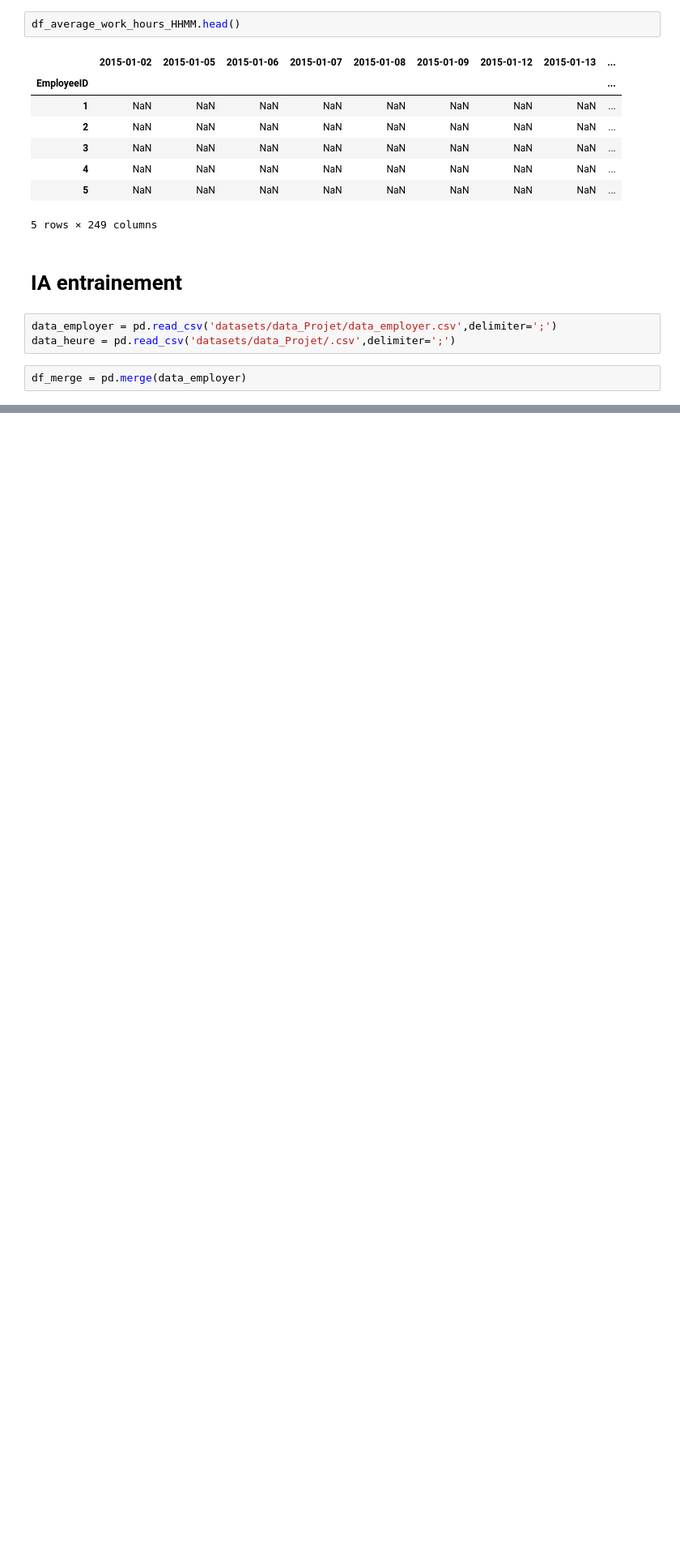
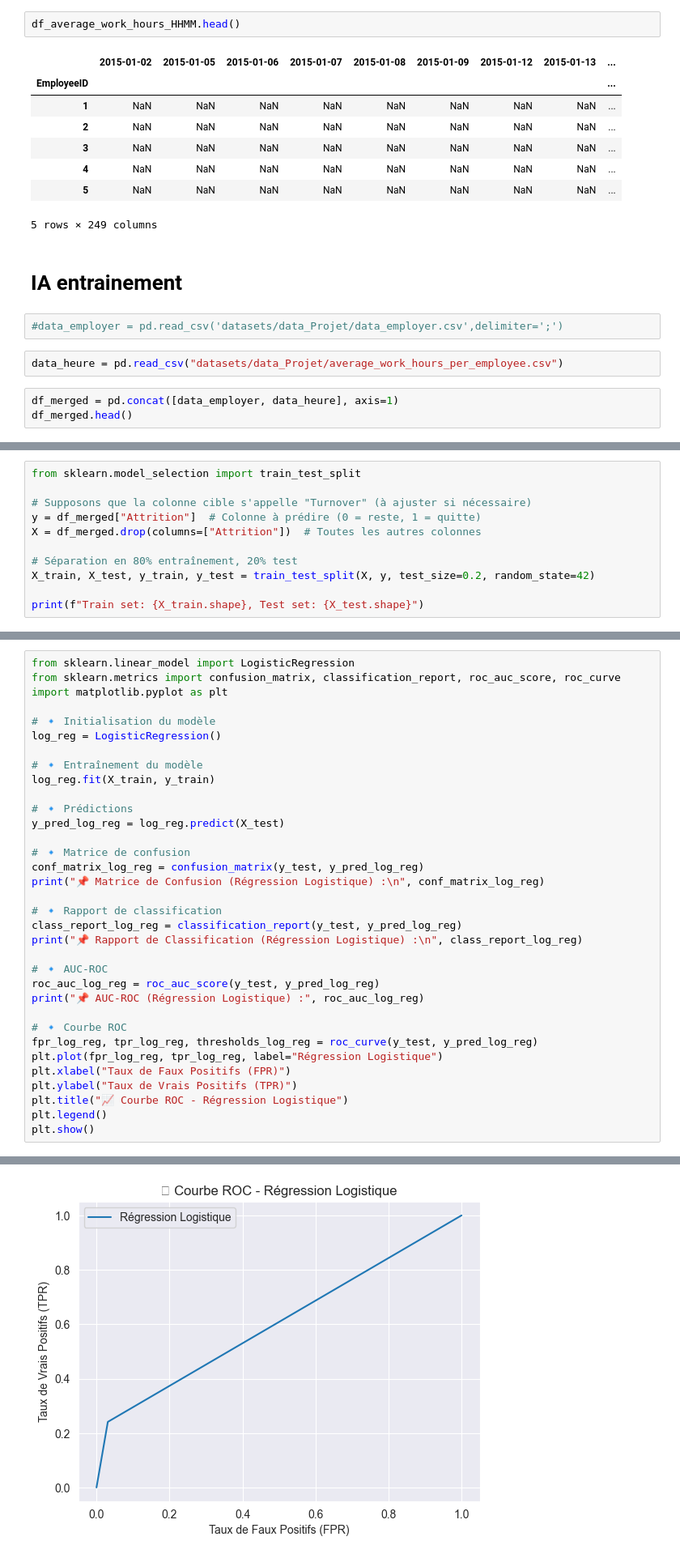
Before and after one commit to R-Florent/Bloc-Intelligence-Artificielle-CESI, a Jupyter notebook: Projet.ipynb, the cells around one changed output, grey strips where cells are left out. Shown at 81% size. Saved outputs shown, nothing was run; the diff lists cells and outputs as text; blank space fills up the shorter version.

Commit message:
FEATURE: corretion donnée + ajoute modele

```diff
--- a/Projet.ipynb
+++ b/Projet.ipynb
@@ -460,7 +465,9 @@ df_average_work_hours_HHMM.head()
 # %% [markdown]
 # IA entrainement
 # %%
-data_employer = pd.read_csv('datasets/data_Projet/data_employer.csv',delimiter=';')
-data_heure = pd.read_csv('datasets/data_Projet/.csv',delimiter=';')
+#data_employer = pd.read_csv('datasets/data_Projet/data_employer.csv',delimiter=';')
+# %%
+data_heure = pd.read_csv("datasets/data_Projet/average_work_hours_per_employee.csv")
 # %%
-df_merge = pd.merge(data_employer)
+df_merged = pd.concat([data_employer, data_heure], axis=1)
+df_merged.head()
@@ -466,0 +496,11 @@ df_merge = pd.merge(data_employer)
+# %%
+from sklearn.model_selection import train_test_split
+
+# Supposons que la colonne cible s'appelle "Turnover" (à ajuster si nécessaire)
+y = df_merged["Attrition"]  # Colonne à prédire (0 = reste, 1 = quitte)
+X = df_merged.drop(columns=["Attrition"])  # Toutes les autres colonnes
+
+# Séparation en 80% entraînement, 20% test
+X_train, X_test, y_train, y_test = train_test_split(X, y, test_size=0.2, random_state=42)
+
+print(f"Train set: {X_train.shape}, Test set: {X_test.shape}")
@@ -466,0 +509,35 @@ df_merge = pd.merge(data_employer)
+# %%
+from sklearn.linear_model import LogisticRegression
+from sklearn.metrics import confusion_matrix, classification_report, roc_auc_score, roc_curve
+import matplotlib.pyplot as plt
+
+# 🔹 Initialisation du modèle
+log_reg = LogisticRegression()
+
+# 🔹 Entraînement du modèle
+log_reg.fit(X_train, y_train)
+
+# 🔹 Prédictions
+y_pred_log_reg = log_reg.predict(X_test)
+
+# 🔹 Matrice de confusion
+conf_matrix_log_reg = confusion_matrix(y_test, y_pred_log_reg)
+print("📌 Matrice de Confusion (Régression Logistique) :\n", conf_matrix_log_reg)
+
+# 🔹 Rapport de classification
+class_report_log_reg = classification_report(y_test, y_pred_log_reg)
+print("📌 Rapport de Classification (Régression Logistique) :\n", class_report_log_reg)
+
+# 🔹 AUC-ROC
+roc_auc_log_reg = roc_auc_score(y_test, y_pred_log_reg)
+print("📌 AUC-ROC (Régression Logistique) :", roc_auc_log_reg)
+
+# 🔹 Courbe ROC
+fpr_log_reg, tpr_log_reg, thresholds_log_reg = roc_curve(y_test, y_pred_log_reg)
+plt.plot(fpr_log_reg, tpr_log_reg, label="Régression Logistique")
+plt.xlabel("Taux de Faux Positifs (FPR)")
+plt.ylabel("Taux de Vrais Positifs (TPR)")
+plt.title("📈 Courbe ROC - Régression Logistique")
+plt.legend()
+plt.show()
+# %% [output]
@@ -466,0 +558 @@ df_merge = pd.merge(data_employer)
+[figure, added]
```
Also changed, not shown: parts of 17 cells of this notebook, 1 other file.
